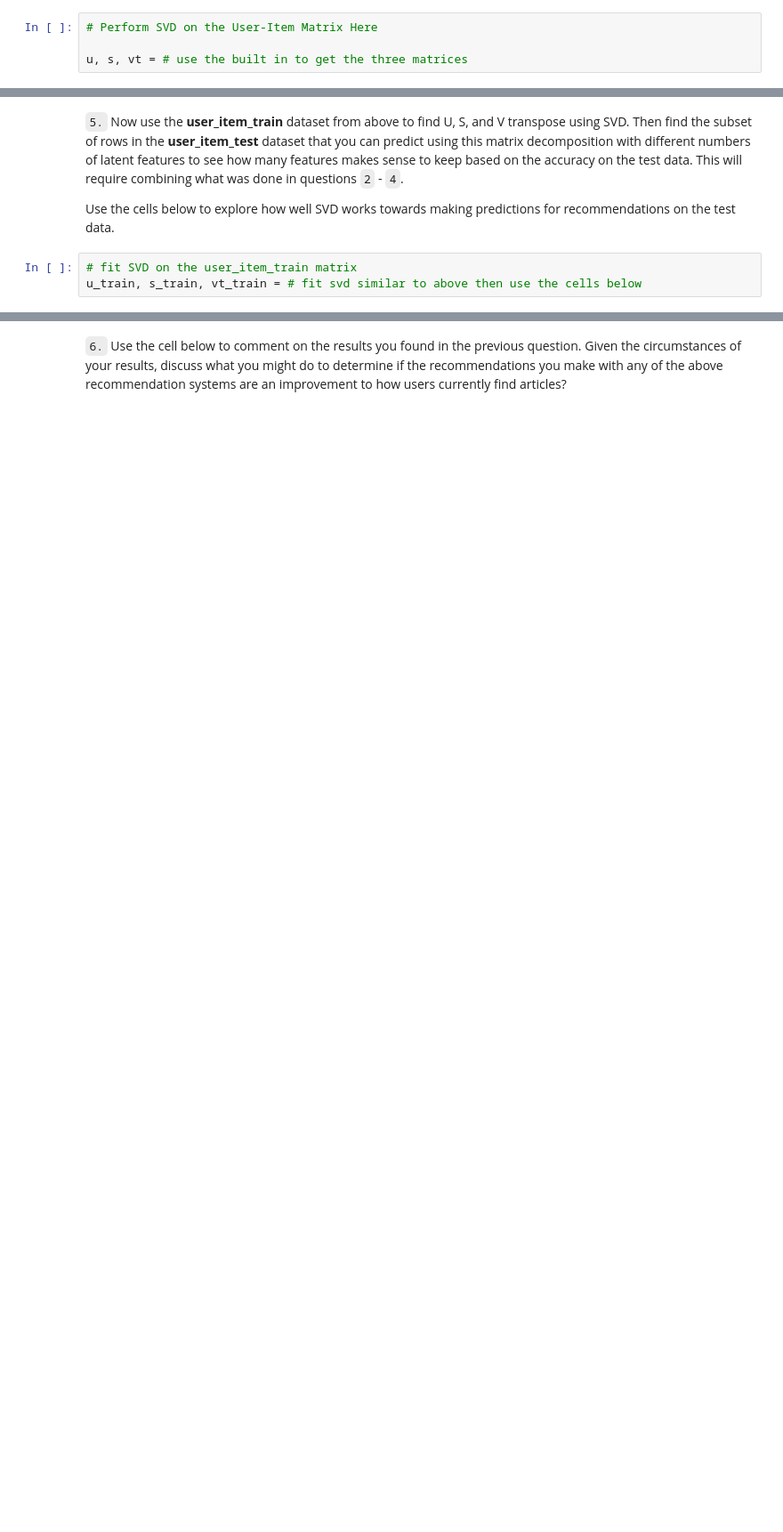
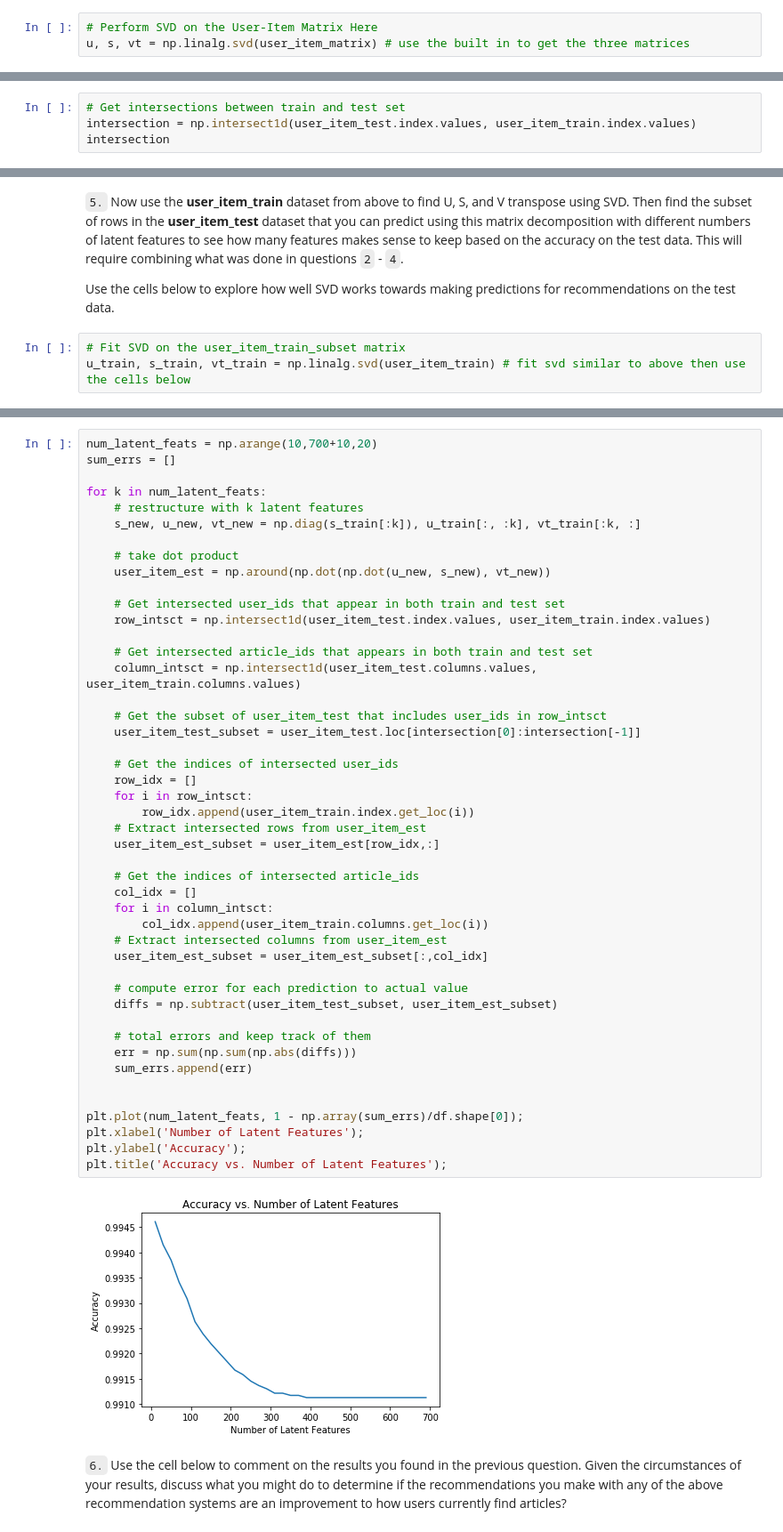
Before and after one commit to YueminLi/Recommendations-with-IBM, a Jupyter notebook: Recommendations_with_IBM.ipynb, the cells around one changed output, grey strips where cells are left out. Shown at 89% size. Drawn from its saved outputs; the diff is of its cells as text; blank space fills up the shorter version.

```diff
--- a/Recommendations_with_IBM.ipynb
+++ b/Recommendations_with_IBM.ipynb
@@ -803,5 +812,4 @@ user_item_matrix.head()
 `2.` In this situation, you can use Singular Value Decomposition from [numpy](https://docs.scipy.org/doc/numpy-1.14.0/reference/generated/numpy.linalg.svd.html) on the user-item matrix.  Use the cell to perform SVD, and explain why this is different than in the lesson.
 # %%
 # Perform SVD on the User-Item Matrix Here
-
-u, s, vt = # use the built in to get the three matrices
+u, s, vt = np.linalg.svd(user_item_matrix) # use the built in to get the three matrices
@@ -867,0 +936,4 @@ user_item_train, user_item_test, test_idx, test_arts = create_test_and_train_use
+# %%
+# Get intersections between train and test set
+intersection = np.intersect1d(user_item_test.index.values, user_item_train.index.values)
+intersection
@@ -886,5 +973,5 @@ t.sol_4_test(sol_4_dict)
 
 Use the cells below to explore how well SVD works towards making predictions for recommendations on the test data.
 # %%
-# fit SVD on the user_item_train matrix
-u_train, s_train, vt_train = # fit svd similar to above then use the cells below
+# Fit SVD on the user_item_train_subset matrix
+u_train, s_train, vt_train = np.linalg.svd(user_item_train) # fit svd similar to above then use the cells below
@@ -894,2 +982,50 @@ u_train, s_train, vt_train = # fit svd similar to above then use the cells below
+# %%
+num_latent_feats = np.arange(10,700+10,20)
+sum_errs = []
+
+for k in num_latent_feats:
+    # restructure with k latent features
+    s_new, u_new, vt_new = np.diag(s_train[:k]), u_train[:, :k], vt_train[:k, :]
+
+    # take dot product
+    user_item_est = np.around(np.dot(np.dot(u_new, s_new), vt_new))
+
+    # Get intersected user_ids that appear in both train and test set
+    row_intsct = np.intersect1d(user_item_test.index.values, user_item_train.index.values)
+
+    # Get intersected article_ids that appears in both train and test set
+    column_intsct = np.intersect1d(user_item_test.columns.values, user_item_train.columns.values)
+
+    # Get the subset of user_item_test that includes user_ids in row_intsct
+    user_item_test_subset = user_item_test.loc[intersection[0]:intersection[-1]]
+
+    # Get the indices of intersected user_ids
+    row_idx = []
+    for i in row_intsct:
+        row_idx.append(user_item_train.index.get_loc(i))
+    # Extract intersected rows from user_item_est
+    user_item_est_subset = user_item_est[row_idx,:]
+
+    # Get the indices of intersected article_ids
+    col_idx = []
+    for i in column_intsct:
+        col_idx.append(user_item_train.columns.get_loc(i))
+    # Extract intersected columns from user_item_est
+    user_item_est_subset = user_item_est_subset[:,col_idx]
+
+    # compute error for each prediction to actual value
+    diffs = np.subtract(user_item_test_subset, user_item_est_subset)
+
+    # total errors and keep track of them
+    err = np.sum(np.sum(np.abs(diffs)))
+    sum_errs.append(err)
+
+
+plt.plot(num_latent_feats, 1 - np.array(sum_errs)/df.shape[0]);
+plt.xlabel('Number of Latent Features');
+plt.ylabel('Accuracy');
+plt.title('Accuracy vs. Number of Latent Features');
+# %% [output]
+[figure, added]
 # %% [markdown]
 `6.` Use the cell below to comment on the results you found in the previous question. Given the circumstances of your results, discuss what you might do to determine if the recommendations you make with any of the above recommendation systems are an improvement to how users currently find articles?
```
Also changed, not shown: parts of 38 cells of this notebook.
